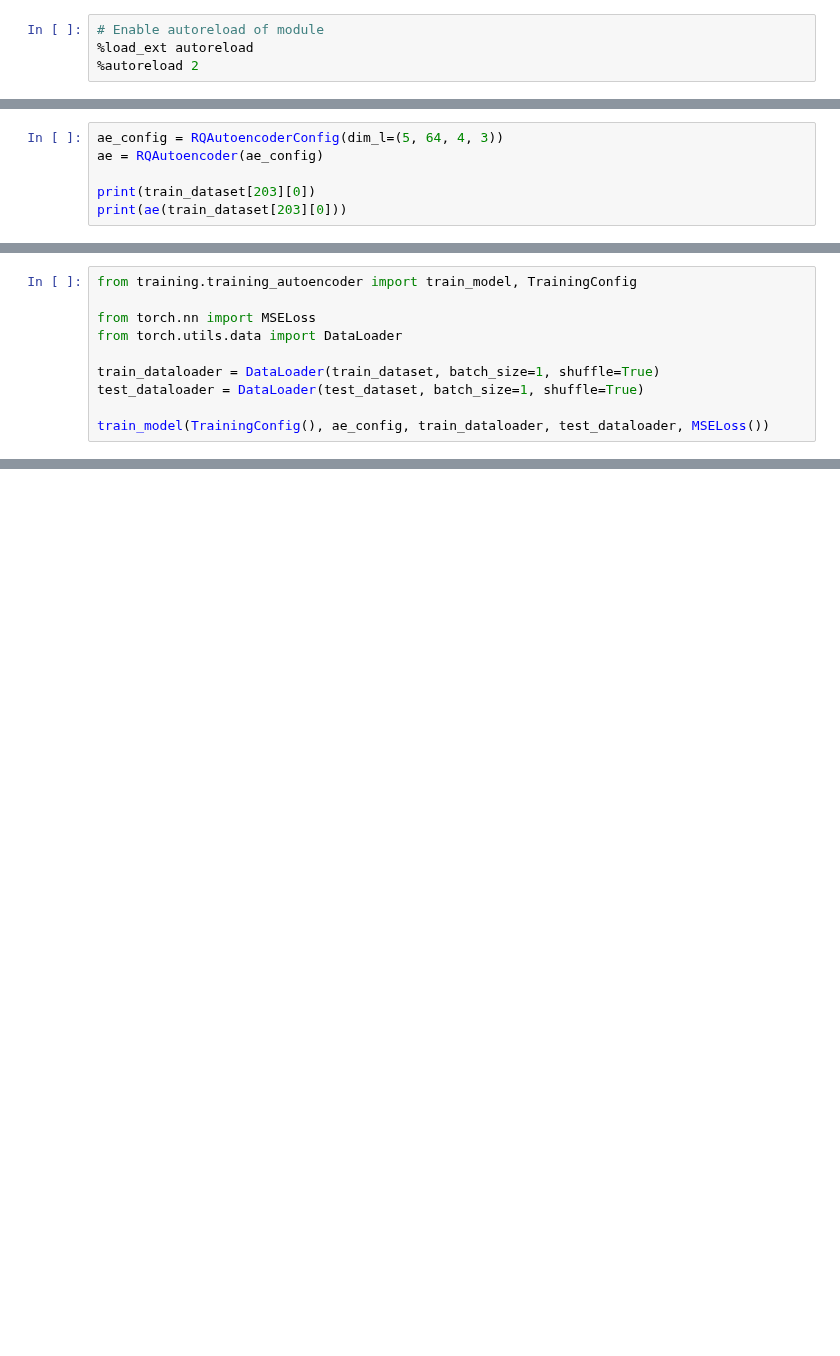
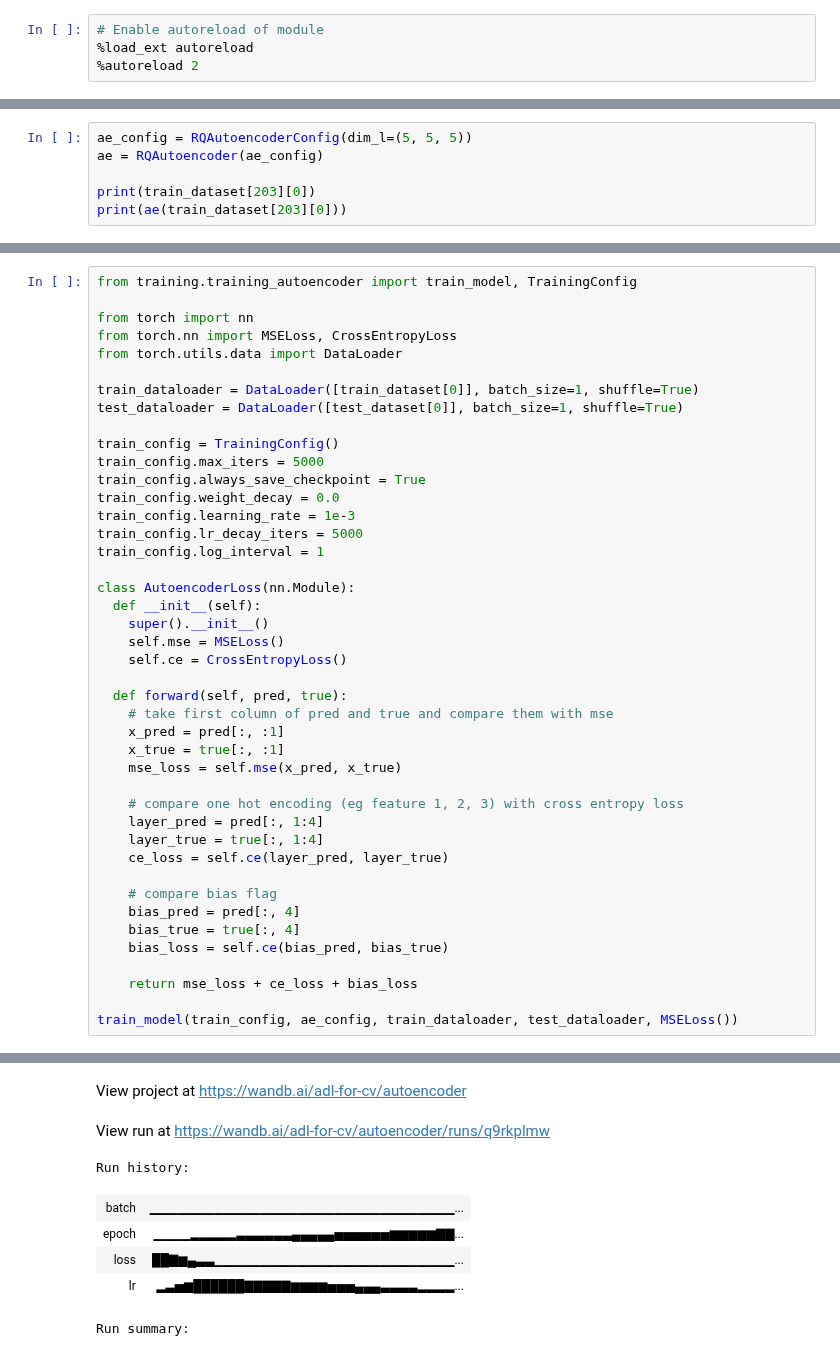
Before and after one commit to nef-gpt/adl4cv, a Jupyter notebook: ae_approach.ipynb, the cells around one changed output, grey strips where cells are left out. Saved outputs shown, nothing was run; the diff lists cells and outputs as text; blank space fills up the shorter version.

```diff
--- a/ae_approach.ipynb
+++ b/ae_approach.ipynb
@@ -34,6 +36,6 @@ test_dataset = DWSNetsDataset(data_root, split="test", transform=AutoencoderTran
 path = "datasets/DWSNets/mnist-inrs/mnist_splits.json"
 # %%
-ae_config = RQAutoencoderConfig(dim_l=(5, 64, 4, 3))
+ae_config = RQAutoencoderConfig(dim_l=(5, 5, 5))
 ae = RQAutoencoder(ae_config)
 
 print(train_dataset[203][0])
@@ -56,11 +58 @@ tensor([[ 0.1465,  0.3759, -0.2415, -0.0327, -0.0401],
        grad_fn=<AddmmBackward0>)
-# %%
-from training.training_autoencoder import train_model, TrainingConfig
-
-from torch.nn import MSELoss
-from torch.utils.data import DataLoader
-
-train_dataloader = DataLoader(train_dataset, batch_size=1, shuffle=True)
-test_dataloader = DataLoader(test_dataset, batch_size=1, shuffle=True)
-
-train_model(TrainingConfig(), ae_config, train_dataloader, test_dataloader, MSELoss())
@@ -92,0 +67,44 @@ False
+# %%
+from training.training_autoencoder import train_model, TrainingConfig
+
+from torch import nn
+from torch.nn import MSELoss, CrossEntropyLoss
+from torch.utils.data import DataLoader
+
+train_dataloader = DataLoader([train_dataset[0]], batch_size=1, shuffle=True)
+test_dataloader = DataLoader([test_dataset[0]], batch_size=1, shuffle=True)
+
+train_config = TrainingConfig()
+train_config.max_iters = 5000
+train_config.always_save_checkpoint = True
+train_config.weight_decay = 0.0
+train_config.learning_rate = 1e-3
+train_config.lr_decay_iters = 5000
+train_config.log_interval = 1
+
+class AutoencoderLoss(nn.Module):
+  def __init__(self):
+    super().__init__()
+    self.mse = MSELoss()
+    self.ce = CrossEntropyLoss()
+
+  def forward(self, pred, true):
+    # take first column of pred and true and compare them with mse
+    x_pred = pred[:, :1]
+    x_true = true[:, :1]
+    mse_loss = self.mse(x_pred, x_true)
+
+    # compare one hot encoding (eg feature 1, 2, 3) with cross entropy loss
+    layer_pred = pred[:, 1:4]
+    layer_true = true[:, 1:4]
+    ce_loss = self.ce(layer_pred, layer_true)
+
+    # compare bias flag
+    bias_pred = pred[:, 4]
+    bias_true = true[:, 4]
+    bias_loss = self.ce(bias_pred, bias_true)
+
+    return mse_loss + ce_loss + bias_loss
+
+train_model(train_config, ae_config, train_dataloader, test_dataloader, MSELoss())
+# %% [output]
@@ -92,0 +117,8 @@ False
+View project at https://wandb.ai/adl-for-cv/autoencoder
+View run at https://wandb.ai/adl-for-cv/autoencoder/runs/q9rkplmw
+Run history:
+| batch | ▁▁▁▁▁▁▁▁▁▁▁▁▁▁▁▁▁▁▁▁▁▁▁▁▁▁▁▁▁▁▁▁▁... |
+| epoch | ▁▁▁▁▂▂▂▂▂▃▃▃▃▃▃▄▄▄▄▄▅▅▅▅▅▅▆▆▆▆▆▇▇... |
+| loss | ██▇▆▄▃▃▁▁▁▁▁▁▁▁▁▁▁▁▁▁▁▁▁▁▁▁▁▁▁▁▁▁... |
+| lr | ▂▃▅▆██████▇▇▇▇▇▆▆▆▆▅▅▅▄▄▄▃▃▃▃▂▂▂▂... |
+Run summary:
```
Also changed, not shown: parts of 14 cells of this notebook, 7 other files.
